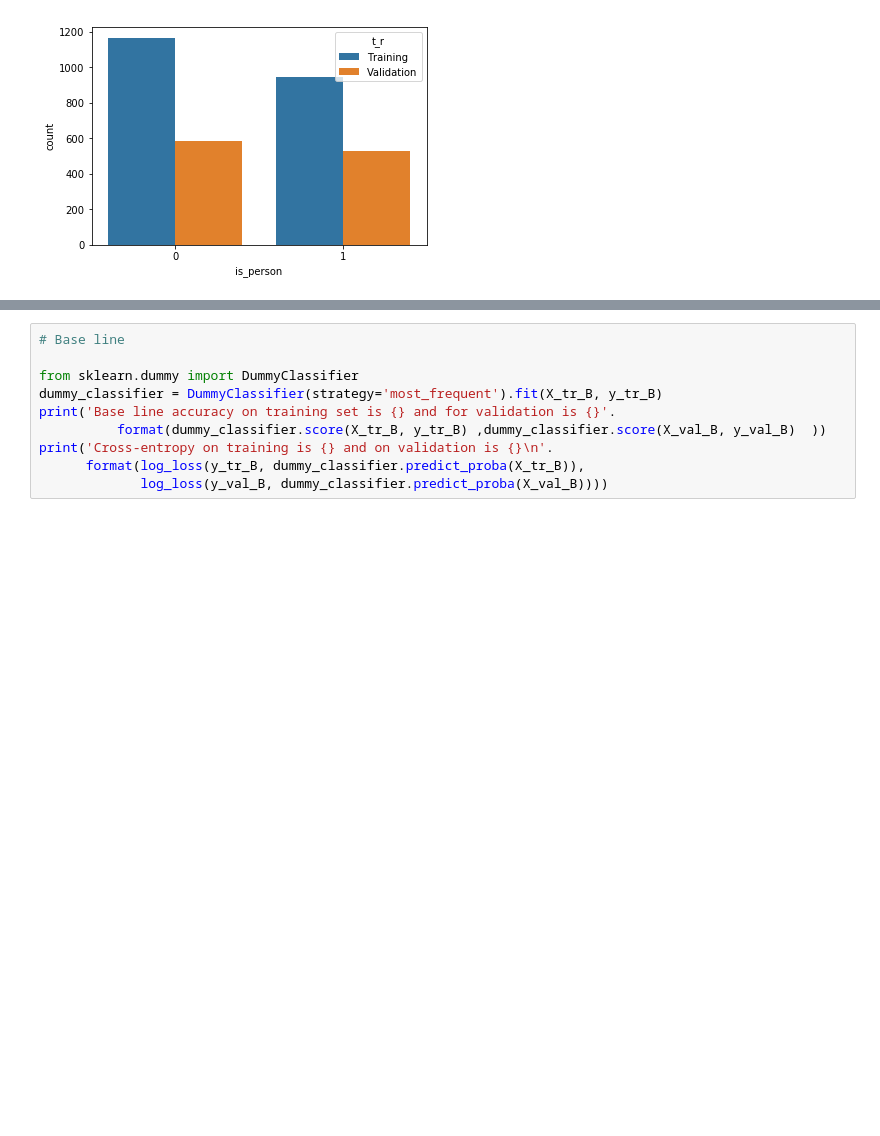
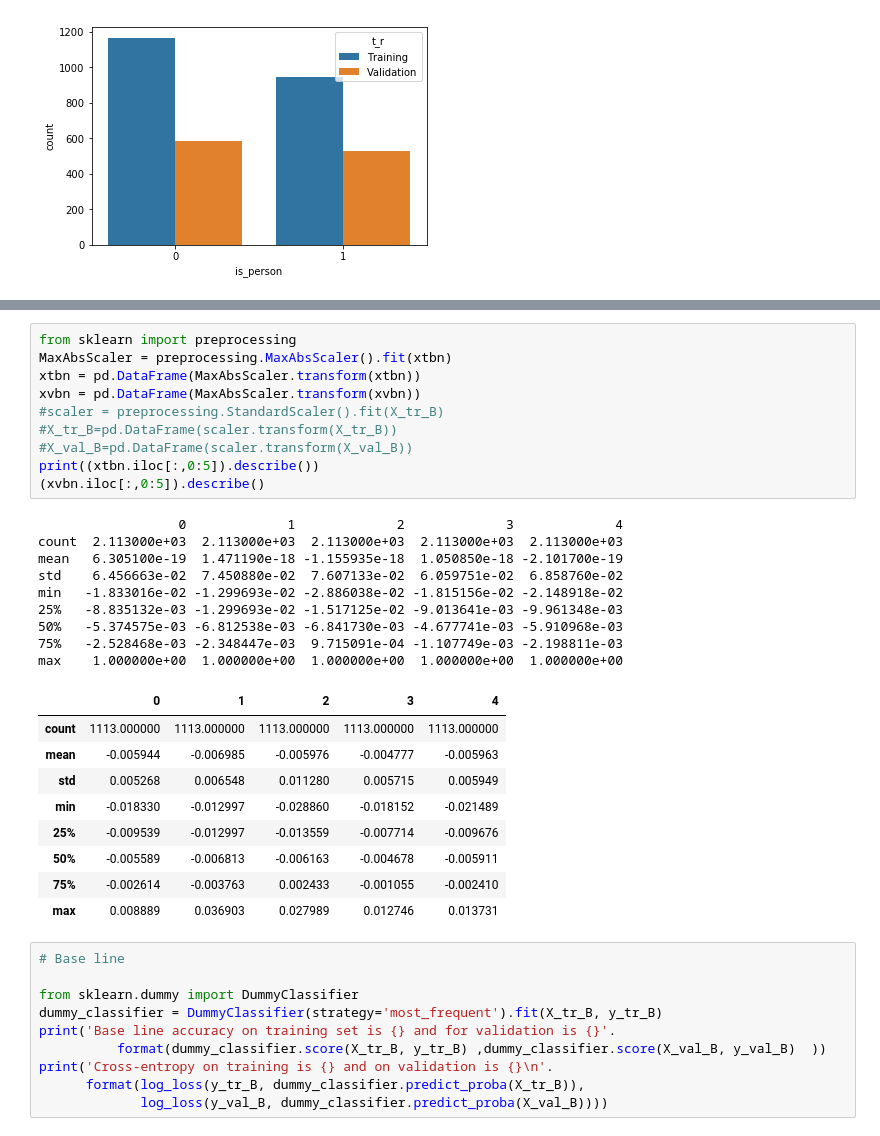
Before and after one commit to ShootingSpace/Machine-learning-practical-with-scikit-learn, a Jupyter notebook: 07_Assignment_3.ipynb, the cells around one changed output, grey strips where cells are left out. Cells and saved outputs as stored; diff of their text form; blank space fills up the shorter version.

```diff
--- a/07_Assignment_3.ipynb
+++ b/07_Assignment_3.ipynb
@@ -1312,3 +1372,32 @@ train_B.describe()
+# %%
+from sklearn import preprocessing
+MaxAbsScaler = preprocessing.MaxAbsScaler().fit(xtbn)
+xtbn = pd.DataFrame(MaxAbsScaler.transform(xtbn))
+xvbn = pd.DataFrame(MaxAbsScaler.transform(xvbn))
+#scaler = preprocessing.StandardScaler().fit(X_tr_B)
+#X_tr_B=pd.DataFrame(scaler.transform(X_tr_B))
+#X_val_B=pd.DataFrame(scaler.transform(X_val_B))
+print((xtbn.iloc[:,0:5]).describe())
+(xvbn.iloc[:,0:5]).describe()
+# %% [output]
+                  0             1             2             3             4
+count  2.113000e+03  2.113000e+03  2.113000e+03  2.113000e+03  2.113000e+03
+mean   6.305100e-19  1.471190e-18 -1.155935e-18  1.050850e-18 -2.101700e-19
+std    6.456663e-02  7.450880e-02  7.607133e-02  6.059751e-02  6.858760e-02
+min   -1.833016e-02 -1.299693e-02 -2.886038e-02 -1.815156e-02 -2.148918e-02
+25%   -8.835132e-03 -1.299693e-02 -1.517125e-02 -9.013641e-03 -9.961348e-03
+50%   -5.374575e-03 -6.812538e-03 -6.841730e-03 -4.677741e-03 -5.910968e-03
+75%   -2.528468e-03 -2.348447e-03  9.715091e-04 -1.107749e-03 -2.198811e-03
+max    1.000000e+00  1.000000e+00  1.000000e+00  1.000000e+00  1.000000e+00
+|  | 0 | 1 | 2 | 3 | 4 |
+| count | 1113.000000 | 1113.000000 | 1113.000000 | 1113.000000 | 1113.000000 |
+| mean | -0.005944 | -0.006985 | -0.005976 | -0.004777 | -0.005963 |
+| std | 0.005268 | 0.006548 | 0.011280 | 0.005715 | 0.005949 |
+| min | -0.018330 | -0.012997 | -0.028860 | -0.018152 | -0.021489 |
+| 25% | -0.009539 | -0.012997 | -0.013559 | -0.007714 | -0.009676 |
+| 50% | -0.005589 | -0.006813 | -0.006163 | -0.004678 | -0.005911 |
+| 75% | -0.002614 | -0.003763 | 0.002433 | -0.001055 | -0.002410 |
+| max | 0.008889 | 0.036903 | 0.027989 | 0.012746 | 0.013731 |
 # %%
 # Base line
 
```
Also changed, not shown: parts of 8 cells of this notebook, 2 other files.
